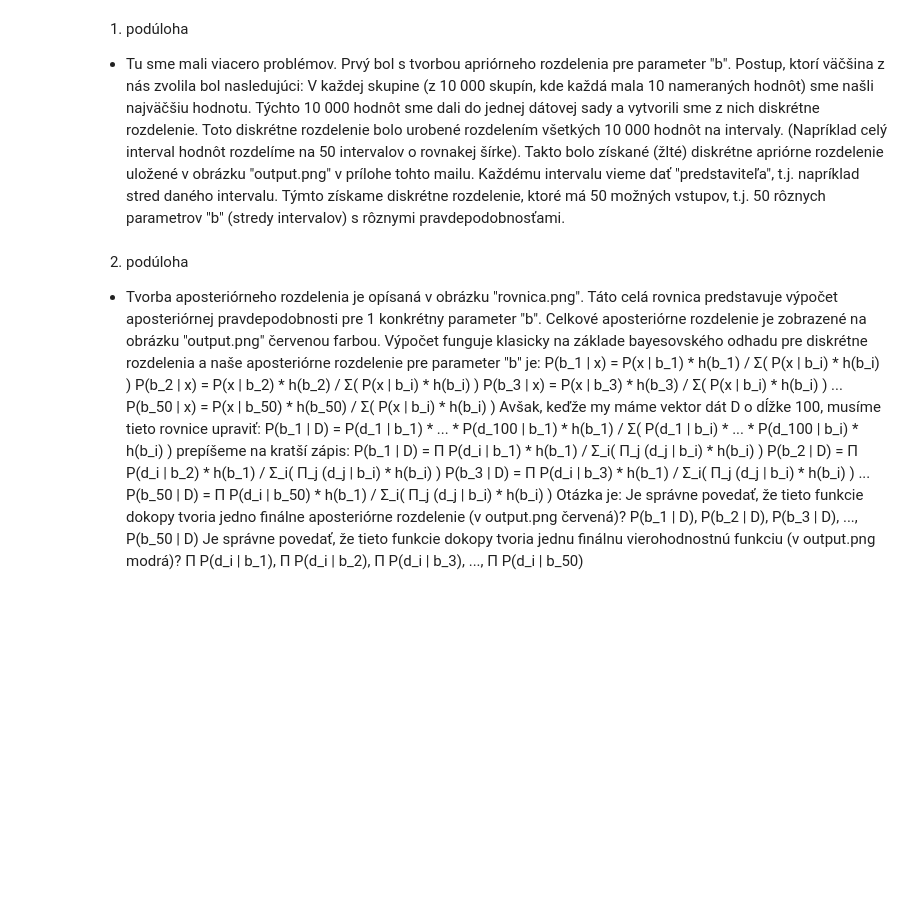
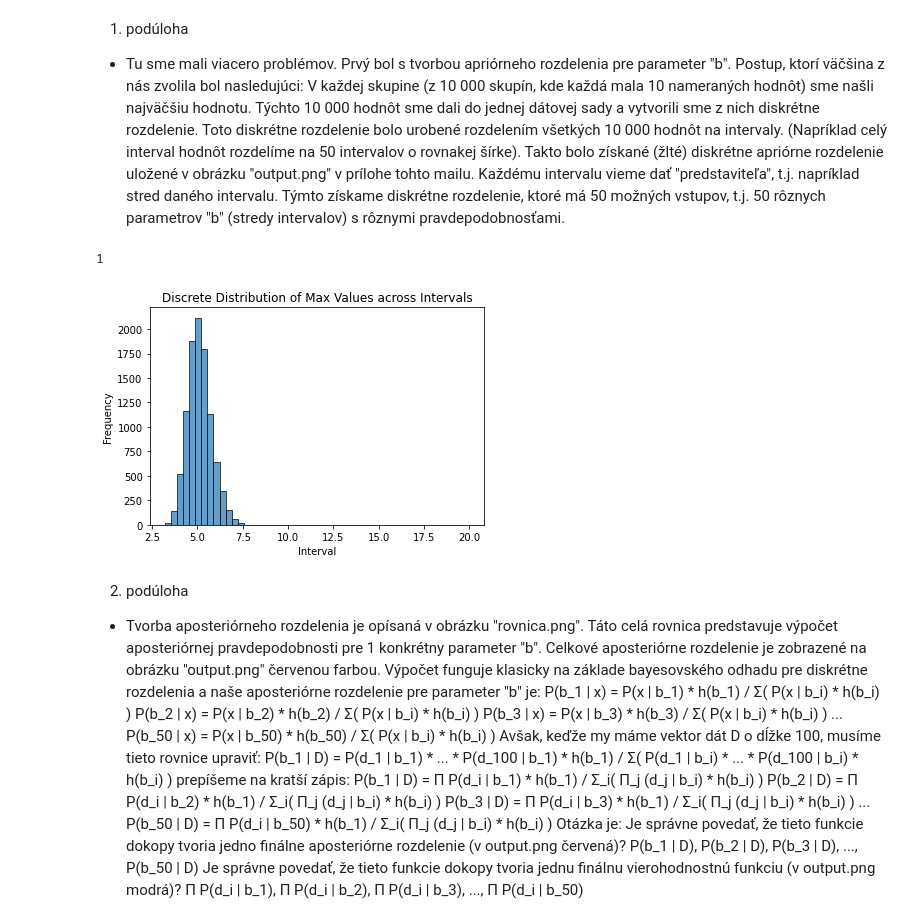
Before and after one commit to Filda99/FIT-MSP, a Jupyter notebook: Proj2/msp_proj2.ipynb, the cells around one changed output. Drawn from its saved outputs; the diff is of its cells as text; code cells hidden in the pictures; blank space fills up the shorter version.

```diff
--- a/Proj2/msp_proj2.ipynb
+++ b/Proj2/msp_proj2.ipynb
@@ -134,6 +131,26 @@ rovnakej šírke). Takto bolo získané (žlté) diskrétne apriórne rozdelenie
 "output.png" v prílohe tohto mailu. Každému intervalu vieme dať "predstaviteľa", t.j.
 napríklad stred daného intervalu. Týmto získame diskrétne rozdelenie, ktoré má 50 možných
 vstupov, t.j. 50 rôznych parametrov "b" (stredy intervalov) s rôznymi pravdepodobnosťami.
+# %%
+data = pd.read_excel('c:\\Users\\M\\Documents\\Projekt-2_Data.xlsx')
+data = data.iloc[:, [1,2]] # select only skupina and uloha_1 b)_pozorovani
+
+# nalezneme maxima pro každou skupinu
+groups_max_value = pd.DataFrame({k: [max(v)] for k, v in data.groupby("skupina")["uloha_1 b)_prior"]})
+# %% [output]
+1
+# %%
+plt.hist(groups_max_value.values.flatten(), bins=50, edgecolor='black', alpha=0.7)
+
+# Add labels and title
+plt.xlabel('Interval')
+plt.ylabel('Frequency')
+plt.title('Discrete Distribution of Max Values across Intervals')
+
+# Display the plot
+plt.show()
+# %% [output]
+[figure, added]
 # %% [markdown]
 2. podúloha
 - Tvorba aposteriórneho rozdelenia je opísaná v obrázku "rovnica.png". Táto celá rovnica
```
Also changed, not shown: parts of 1 cell of this notebook.
